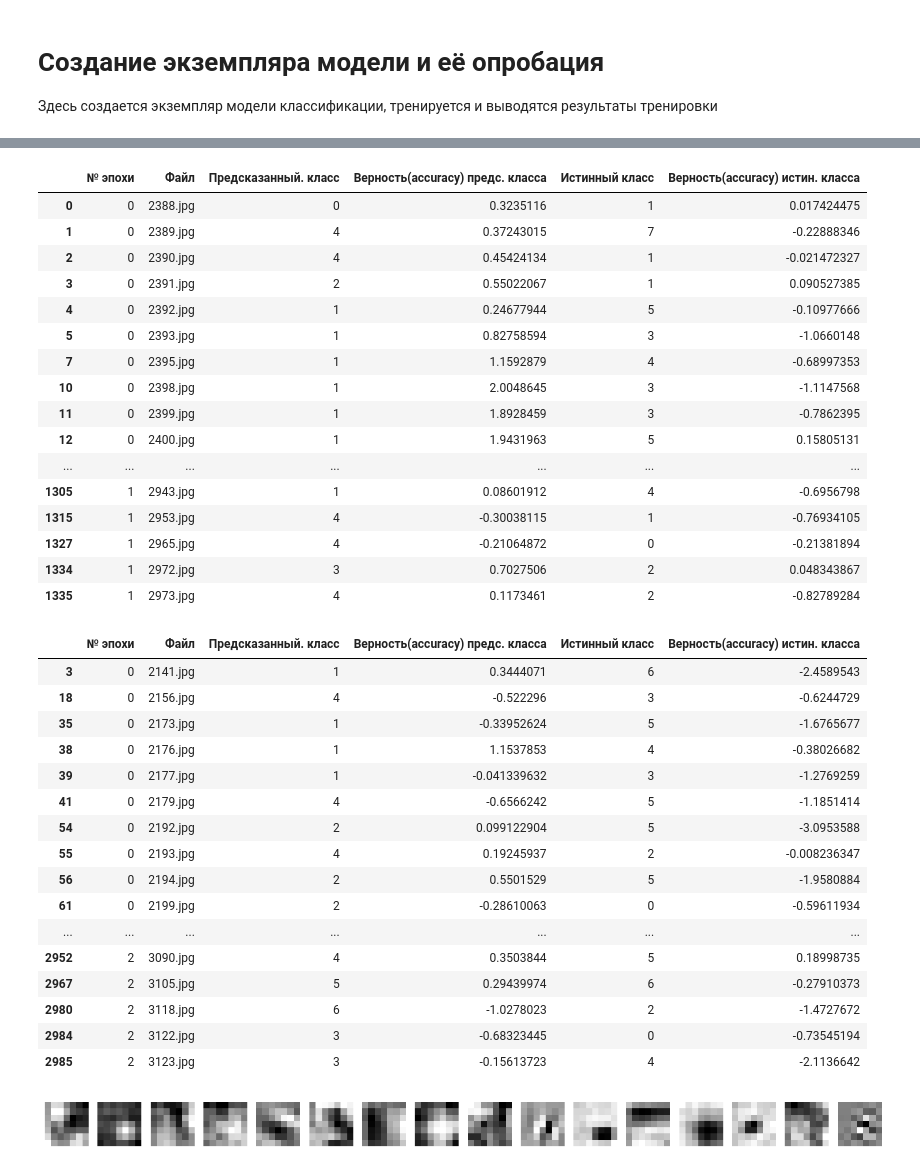
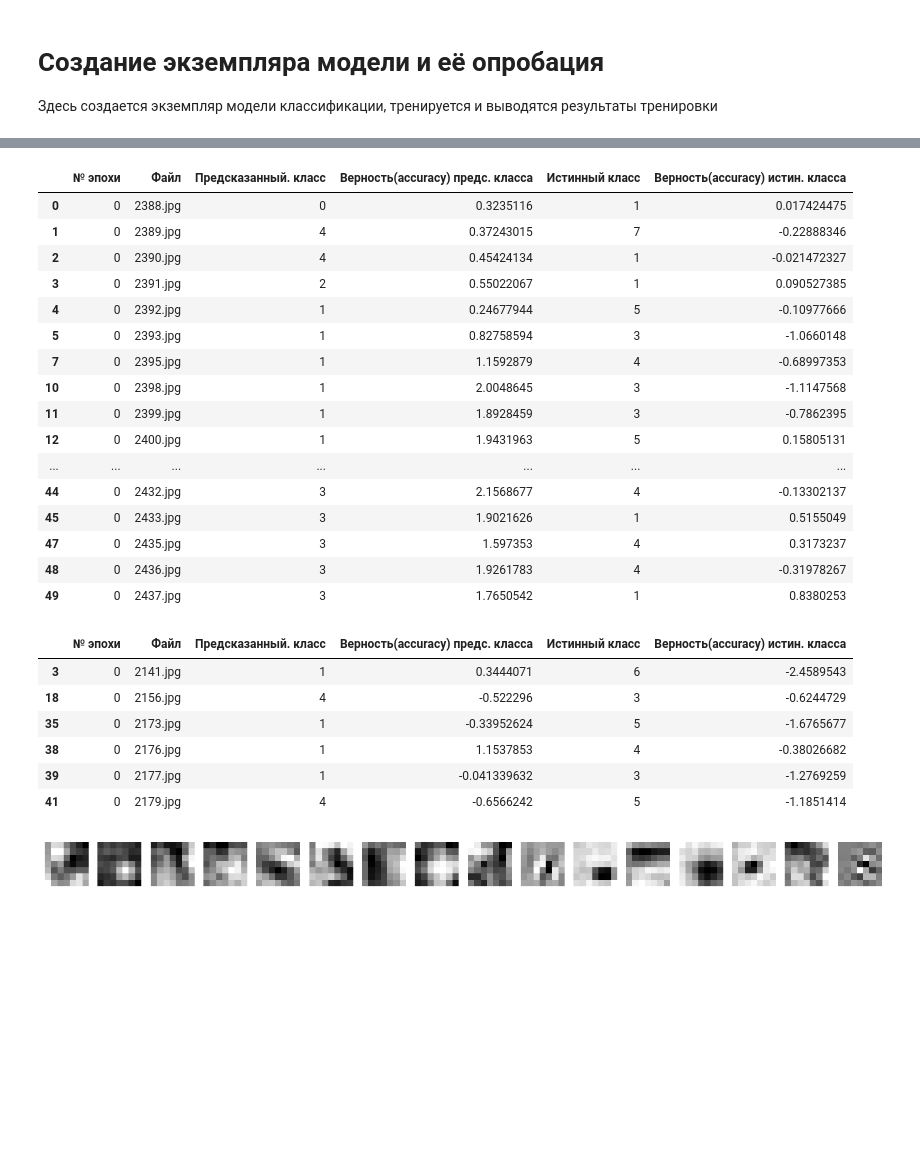
Before and after one commit to Sergey2110/Classification-of-images, a Jupyter notebook: baseline_class.ipynb, the cells around one changed output, grey strips where cells are left out. Saved outputs shown, nothing was run; the diff lists cells and outputs as text; code cells hidden in the pictures; blank space fills up the shorter version.

```diff
--- a/baseline_class.ipynb
+++ b/baseline_class.ipynb
@@ -125,7 +139,8 @@ class ResNetDataReader(CalibrationDataReader):
             # print(f"{end:.2f}ms")
 
         total /= runs
-        print(f"Среднее время: {total:.2f}мс")
+        size = os.path.getsize(model_path)
+        print(f"Среднее время: {total:.2f}мс \t Размер (MB): {size/1e6}")
 
     def rewind(self):
         self.enum_data = None
@@ -845,42 +861,32 @@ classification.plot_history(train_acc_log, val_acc_log, 'Верность(accura
 [figure]
 # %%
-classification.watch_dataframe(metrics_file_train, True)
-classification.watch_dataframe(metrics_file_valid, True)
+classification.watch_dataframe(metrics_file_train[:50], True)
+classification.watch_dataframe(metrics_file_valid[:50], True)
 # %% [output]
 |  | № эпохи | Файл | Предсказанный. класс | Верность(accuracy) предс. класса | Истинный класс | Верность(accuracy) истин. класса |
 | 0 | 0 | 2388.jpg | 0 | 0.3235116 | 1 | 0.017424475 |
 | 1 | 0 | 2389.jpg | 4 | 0.37243015 | 7 | -0.22888346 |
 | 2 | 0 | 2390.jpg | 4 | 0.45424134 | 1 | -0.021472327 |
 | 3 | 0 | 2391.jpg | 2 | 0.55022067 | 1 | 0.090527385 |
 | 4 | 0 | 2392.jpg | 1 | 0.24677944 | 5 | -0.10977666 |
 | 5 | 0 | 2393.jpg | 1 | 0.82758594 | 3 | -1.0660148 |
 | 7 | 0 | 2395.jpg | 1 | 1.1592879 | 4 | -0.68997353 |
 | 10 | 0 | 2398.jpg | 1 | 2.0048645 | 3 | -1.1147568 |
 | 11 | 0 | 2399.jpg | 1 | 1.8928459 | 3 | -0.7862395 |
 | 12 | 0 | 2400.jpg | 1 | 1.9431963 | 5 | 0.15805131 |
 | ... | ... | ... | ... | ... | ... | ... |
-| 1305 | 1 | 2943.jpg | 1 | 0.08601912 | 4 | -0.6956798 |
-| 1315 | 1 | 2953.jpg | 4 | -0.30038115 | 1 | -0.76934105 |
-| 1327 | 1 | 2965.jpg | 4 | -0.21064872 | 0 | -0.21381894 |
-| 1334 | 1 | 2972.jpg | 3 | 0.7027506 | 2 | 0.048343867 |
-| 1335 | 1 | 2973.jpg | 4 | 0.1173461 | 2 | -0.82789284 |
+| 44 | 0 | 2432.jpg | 3 | 2.1568677 | 4 | -0.13302137 |
+| 45 | 0 | 2433.jpg | 3 | 1.9021626 | 1 | 0.5155049 |
+| 47 | 0 | 2435.jpg | 3 | 1.597353 | 4 | 0.3173237 |
+| 48 | 0 | 2436.jpg | 3 | 1.9261783 | 4 | -0.31978267 |
+| 49 | 0 | 2437.jpg | 3 | 1.7650542 | 1 | 0.8380253 |
 |  | № эпохи | Файл | Предсказанный. класс | Верность(accuracy) предс. класса | Истинный класс | Верность(accuracy) истин. класса |
 | 3 | 0 | 2141.jpg | 1 | 0.3444071 | 6 | -2.4589543 |
 | 18 | 0 | 2156.jpg | 4 | -0.522296 | 3 | -0.6244729 |
 | 35 | 0 | 2173.jpg | 1 | -0.33952624 | 5 | -1.6765677 |
 | 38 | 0 | 2176.jpg | 1 | 1.1537853 | 4 | -0.38026682 |
 | 39 | 0 | 2177.jpg | 1 | -0.041339632 | 3 | -1.2769259 |
 | 41 | 0 | 2179.jpg | 4 | -0.6566242 | 5 | -1.1851414 |
-| 54 | 0 | 2192.jpg | 2 | 0.099122904 | 5 | -3.0953588 |
-| 55 | 0 | 2193.jpg | 4 | 0.19245937 | 2 | -0.008236347 |
-| 56 | 0 | 2194.jpg | 2 | 0.5501529 | 5 | -1.9580884 |
-| 61 | 0 | 2199.jpg | 2 | -0.28610063 | 0 | -0.59611934 |
-| ... | ... | ... | ... | ... | ... | ... |
-| 2952 | 2 | 3090.jpg | 4 | 0.3503844 | 5 | 0.18998735 |
-| 2967 | 2 | 3105.jpg | 5 | 0.29439974 | 6 | -0.27910373 |
-| 2980 | 2 | 3118.jpg | 6 | -1.0278023 | 2 | -1.4727672 |
-| 2984 | 2 | 3122.jpg | 3 | -0.68323445 | 0 | -0.73545194 |
-| 2985 | 2 | 3123.jpg | 3 | -0.15613723 | 4 | -2.1136642 |
 # %%
 classification.visual_filters()
 # %% [output]
```
Also changed, not shown: parts of 6 cells of this notebook.
